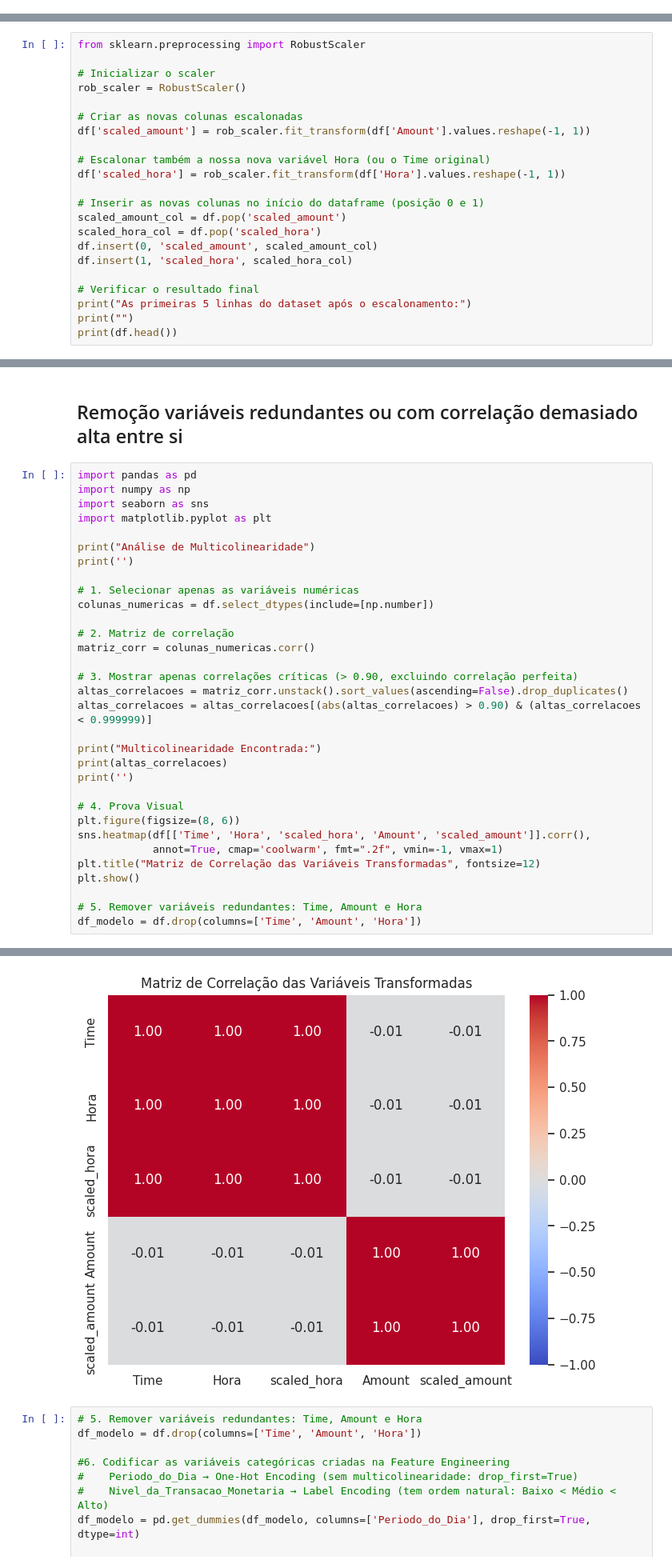
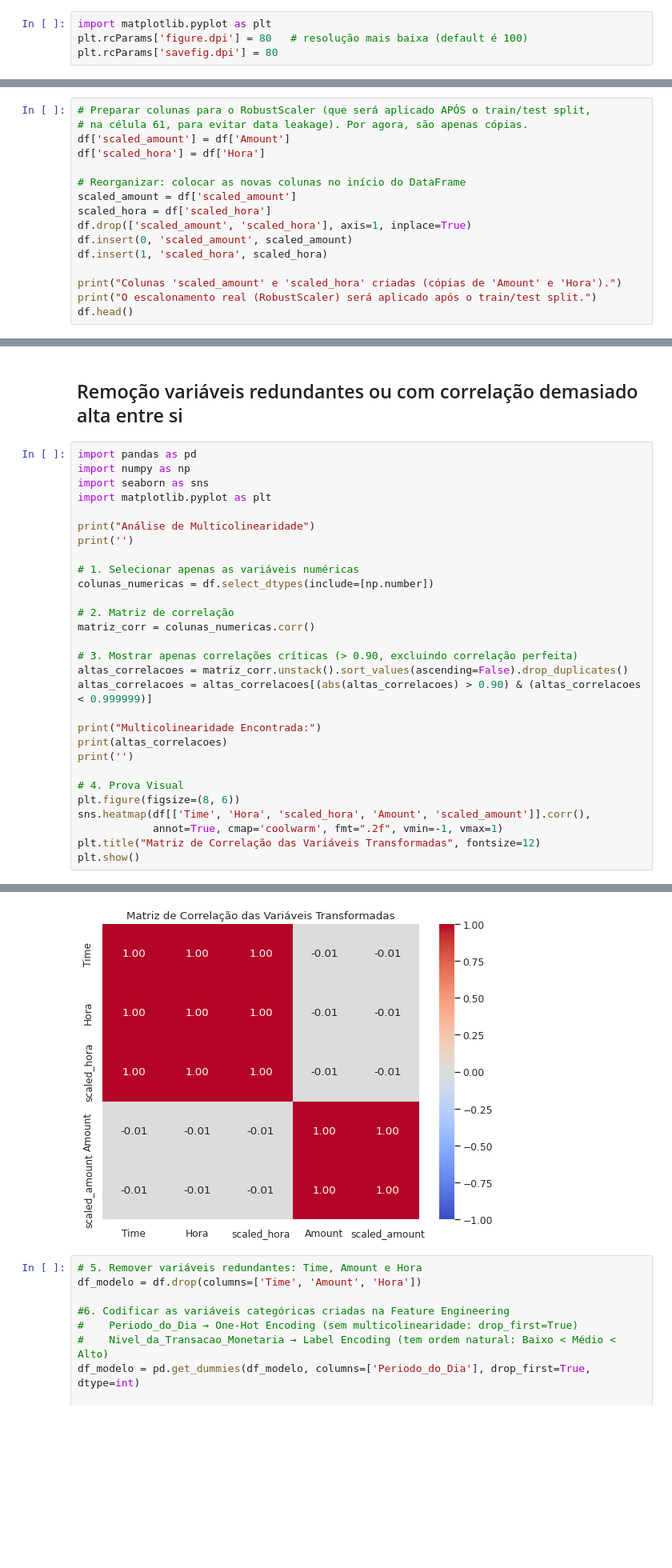
Before and after one commit to tomas15moreira/Projeto-Detecao-de-Transacoes-Fraudulentas-, a Jupyter notebook: notebooks/1.0_eda_limpeza.ipynb, the cells around one changed output, grey strips where cells are left out. Shown at 80% size. Cells and saved outputs as stored; diff of their text form; blank space fills up the shorter version.

```diff
--- a/notebooks/1.0_eda_limpeza.ipynb
+++ b/notebooks/1.0_eda_limpeza.ipynb
@@ -20,5 +18,9 @@ for dirname, _, filenames in os.walk('/kaggle/input'):
 # You can also write temporary files to /kaggle/temp/, but they won't be saved outside of the current session
 # %% [output]
 /kaggle/input/datasets/organizations/mlg-ulb/creditcardfraud/creditcard.csv
+# %%
+import matplotlib.pyplot as plt
+plt.rcParams['figure.dpi'] = 80   # resolução mais baixa (default é 100)
+plt.rcParams['savefig.dpi'] = 80
 # %% [markdown]
 # **Exploração do dataset (Milestone 1)**
@@ -654,25 +757,3 @@ for valor in top_5_outliers:
 18910.00€
 12910.93€
 11898.09€
-# %%
-from sklearn.preprocessing import RobustScaler
-
-# Inicializar o scaler
-rob_scaler = RobustScaler()
-
-# Criar as novas colunas escalonadas
-df['scaled_amount'] = rob_scaler.fit_transform(df['Amount'].values.reshape(-1, 1))
-
-# Escalonar também a nossa nova variável Hora (ou o Time original)
-df['scaled_hora'] = rob_scaler.fit_transform(df['Hora'].values.reshape(-1, 1))
-
-# Inserir as novas colunas no início do dataframe (posição 0 e 1)
-scaled_amount_col = df.pop('scaled_amount')
-scaled_hora_col = df.pop('scaled_hora')
-df.insert(0, 'scaled_amount', scaled_amount_col)
-df.insert(1, 'scaled_hora', scaled_hora_col)
-
-# Verificar o resultado final
-print("As primeiras 5 linhas do dataset após o escalonamento:")
-print("")
-print(df.head())
@@ -696,0 +760,16 @@ As primeiras 5 linhas do dataset após o escalonamento:
+# %%
+# Preparar colunas para o RobustScaler (que será aplicado APÓS o train/test split,
+# na célula 61, para evitar data leakage). Por agora, são apenas cópias.
+df['scaled_amount'] = df['Amount']
+df['scaled_hora'] = df['Hora']
+
+# Reorganizar: colocar as novas colunas no início do DataFrame
+scaled_amount = df['scaled_amount']
+scaled_hora = df['scaled_hora']
+df.drop(['scaled_amount', 'scaled_hora'], axis=1, inplace=True)
+df.insert(0, 'scaled_amount', scaled_amount)
+df.insert(1, 'scaled_hora', scaled_hora)
+
+print("Colunas 'scaled_amount' e 'scaled_hora' criadas (cópias de 'Amount' e 'Hora').")
+print("O escalonamento real (RobustScaler) será aplicado após o train/test split.")
+df.head()
@@ -981,9 +1032,6 @@ sns.heatmap(df[['Time', 'Hora', 'scaled_hora', 'Amount', 'scaled_amount']].corr(
             annot=True, cmap='coolwarm', fmt=".2f", vmin=-1, vmax=1)
 plt.title("Matriz de Correlação das Variáveis Transformadas", fontsize=12)
 plt.show()
-
-# 5. Remover variáveis redundantes: Time, Amount e Hora
-df_modelo = df.drop(columns=['Time', 'Amount', 'Hora'])
 # %% [output]
 Análise de Multicolinearidade
 
@@ -993,5 +1040,5 @@ Time  scaled_hora    0.999757
 dtype: float64
-[figure, old version]
+[figure, new version]
 # %%
 # 5. Remover variáveis redundantes: Time, Amount e Hora
 df_modelo = df.drop(columns=['Time', 'Amount', 'Hora'])
```
Also changed, not shown: parts of 33 cells of this notebook.
